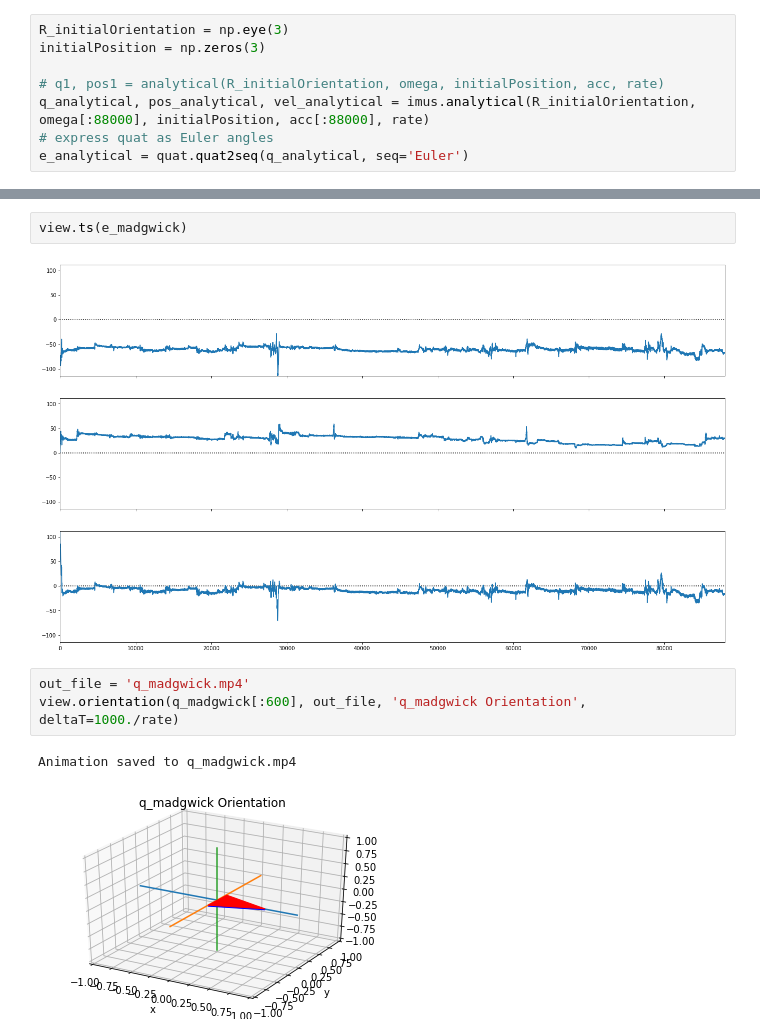
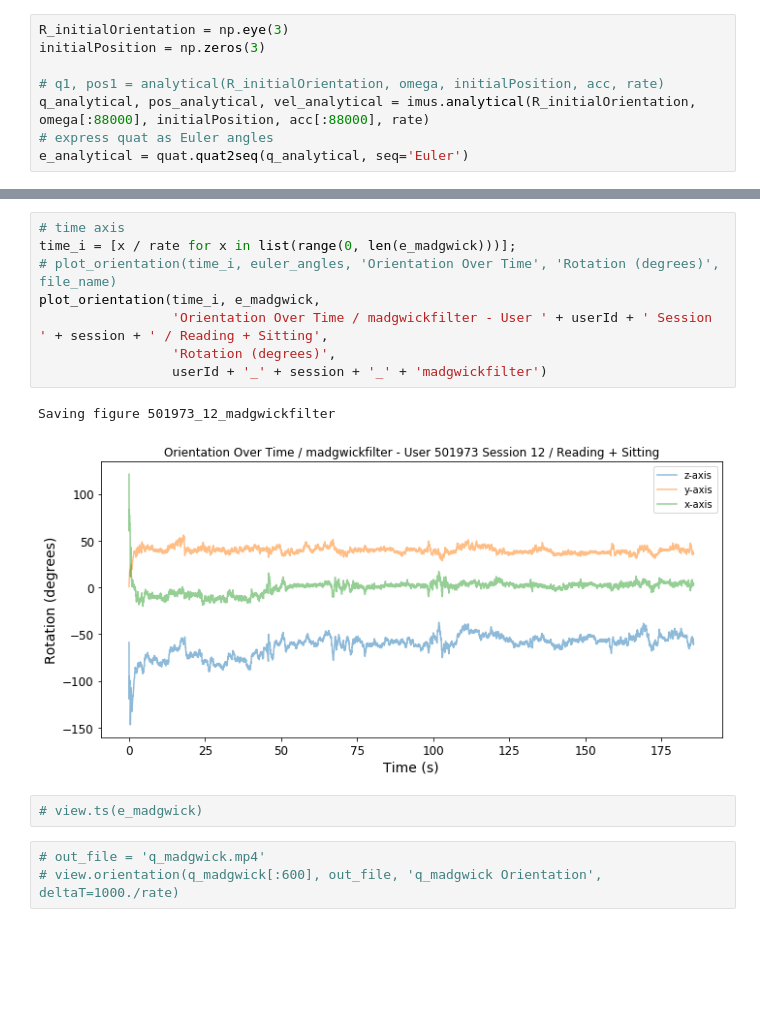
Before and after one commit to jjkath/cguMath178nda, a Jupyter notebook: project/source_code/math178_project_imu.ipynb, the cells around one changed output, grey strips where cells are left out. Saved outputs shown, nothing was run; the diff lists cells and outputs as text; blank space fills up the shorter version.

```diff
--- a/project/source_code/math178_project_imu.ipynb
+++ b/project/source_code/math178_project_imu.ipynb
@@ -117,13 +172,19 @@ Calculating the Quaternions [#########################] 88000/88000
+# %%
+# time axis
+time_i = [x / rate for x in list(range(0, len(e_madgwick)))];
+# plot_orientation(time_i, euler_angles, 'Orientation Over Time', 'Rotation (degrees)', file_name)
+plot_orientation(time_i, e_madgwick,
+                 'Orientation Over Time / madgwickfilter - User ' + userId + ' Session ' + session + ' / Reading + Sitting',
+                 'Rotation (degrees)',
+                 userId + '_' + session + '_' + 'madgwickfilter')
+# %% [output]
+Saving figure 501973_12_madgwickfilter
+[figure, added]
 # %%
-view.ts(e_madgwick)
+# view.ts(e_madgwick)
-# %% [output]
-[figure, removed]
 # %%
-out_file = 'q_madgwick.mp4'
-view.orientation(q_madgwick[:600], out_file, 'q_madgwick Orientation', deltaT=1000./rate)
+# out_file = 'q_madgwick.mp4'
+# view.orientation(q_madgwick[:600], out_file, 'q_madgwick Orientation', deltaT=1000./rate)
-# %% [output]
-Animation saved to q_madgwick.mp4
-[figure, removed]
 # %%
 initialPosition = array([0,0,0])
 R_initialOrientation = rotmat.R(0,90)
```
Also changed, not shown: parts of 17 cells of this notebook, 25 other files.
